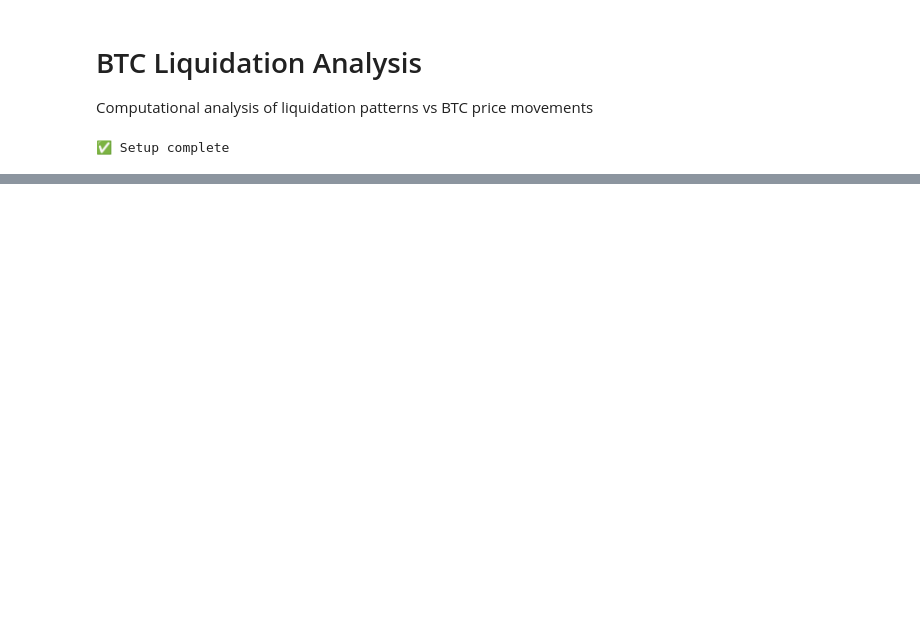
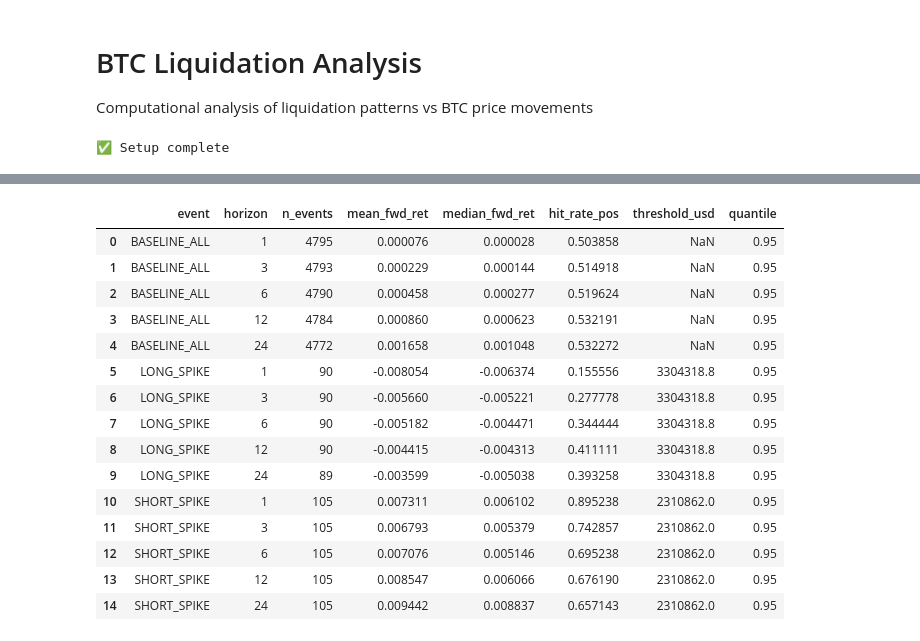
Before and after one commit to dev-personal-projects/btc-liquidation-prediction, a Jupyter notebook: notebooks/liquidation_analysis.ipynb, the cells around one changed output, grey strips where cells are left out. Cells and saved outputs as stored; diff of their text form; code cells hidden in the pictures; blank space fills up the shorter version.

```diff
--- a/notebooks/liquidation_analysis.ipynb
+++ b/notebooks/liquidation_analysis.ipynb
@@ -320,0 +388,76 @@ Total Liquidations: -0.0236 (Weak Negative)
+# %%
+# === Event-study tables: forward returns after big liquidation spikes ===
+import numpy as np
+import pandas as pd
+from pathlib import Path
+
+def forward_return(close: pd.Series, k: int) -> pd.Series:
+    return (close.shift(-k) - close) / close
+
+def spike_threshold(series: pd.Series, q: float) -> float:
+    s = series.fillna(0.0)
+    s = s[s > 0]
+    return float(s.quantile(q)) if len(s) else float("inf")
+
+def run_event_study(df: pd.DataFrame, q: float, horizons: list[int]) -> pd.DataFrame:
+    long_thr  = spike_threshold(df["long_liq_usd"],  q=q)
+    short_thr = spike_threshold(df["short_liq_usd"], q=q)
+
+    flags = {
+        "LONG_SPIKE":  (df["long_liq_usd"]  >= long_thr)  if np.isfinite(long_thr)  else pd.Series(False, index=df.index),
+        "SHORT_SPIKE": (df["short_liq_usd"] >= short_thr) if np.isfinite(short_thr) else pd.Series(False, index=df.index),
+    }
+
+    rows = []
+    for label, mask in flags.items():
+        idx = df.index[mask.fillna(False)]
+        for k in horizons:
+            fwd = forward_return(df["close"], k)
+            vals = fwd.loc[idx].dropna()
+            rows.append({
+                "event": label,
+                "horizon": k,
+                "n_events": int(len(vals)),
+                "mean_fwd_ret": float(vals.mean()) if len(vals) else np.nan,
+                "median_fwd_ret": float(vals.median()) if len(vals) else np.nan,
+                "hit_rate_pos": float((vals > 0).mean()) if len(vals) else np.nan,
+                "threshold_usd": long_thr if label=="LONG_SPIKE" else short_thr,
+                "quantile": q
+            })
+
+    # baseline for comparison
+    for k in horizons:
+        fwd = forward_return(df["close"], k).dropna()
+        rows.append({
+            "event": "BASELINE_ALL",
+            "horizon": k,
+            "n_events": int(len(fwd)),
+            "mean_fwd_ret": float(fwd.mean()),
+            "median_fwd_ret": float(fwd.median()),
+            "hit_rate_pos": float((fwd > 0).mean()),
+            "threshold_usd": np.nan,
+            "quantile": q
+        })
+
+    out = pd.DataFrame(rows).sort_values(["event", "horizon"]).reset_index(drop=True)
+    return out
+
+# choose horizons by interval
+HORIZONS = [1, 3, 6, 12, 24] if INTERVAL.upper() == "1H" else [1, 2, 3, 5, 10]
+
+ev95 = run_event_study(data, q=0.95, horizons=HORIZONS)
+ev90 = run_event_study(data, q=0.90, horizons=HORIZONS)
+
+# show tables
+print("Top 5% spike events (q=0.95):")
+display(ev95)
+
+print("Top 10% spike events (q=0.90):")
+display(ev90)
+
+# save
+outdir = Path("../data/processed"); outdir.mkdir(parents=True, exist_ok=True)
+ev95.to_csv(outdir / "event_study_q95.csv", index=False)
+ev90.to_csv(outdir / "event_study_q90.csv", index=False)
+print("Saved:", outdir / "event_study_q95.csv", "and", outdir / "event_study_q90.csv")
+# %% [output]
@@ -320,0 +465,16 @@ Total Liquidations: -0.0236 (Weak Negative)
+|  | event | horizon | n_events | mean_fwd_ret | median_fwd_ret | hit_rate_pos | threshold_usd | quantile |
+| 0 | BASELINE_ALL | 1 | 4795 | 0.000076 | 0.000028 | 0.503858 | NaN | 0.95 |
+| 1 | BASELINE_ALL | 3 | 4793 | 0.000229 | 0.000144 | 0.514918 | NaN | 0.95 |
+| 2 | BASELINE_ALL | 6 | 4790 | 0.000458 | 0.000277 | 0.519624 | NaN | 0.95 |
+| 3 | BASELINE_ALL | 12 | 4784 | 0.000860 | 0.000623 | 0.532191 | NaN | 0.95 |
+| 4 | BASELINE_ALL | 24 | 4772 | 0.001658 | 0.001048 | 0.532272 | NaN | 0.95 |
+| 5 | LONG_SPIKE | 1 | 90 | -0.008054 | -0.006374 | 0.155556 | 3304318.8 | 0.95 |
+| 6 | LONG_SPIKE | 3 | 90 | -0.005660 | -0.005221 | 0.277778 | 3304318.8 | 0.95 |
+| 7 | LONG_SPIKE | 6 | 90 | -0.005182 | -0.004471 | 0.344444 | 3304318.8 | 0.95 |
+| 8 | LONG_SPIKE | 12 | 90 | -0.004415 | -0.004313 | 0.411111 | 3304318.8 | 0.95 |
+| 9 | LONG_SPIKE | 24 | 89 | -0.003599 | -0.005038 | 0.393258 | 3304318.8 | 0.95 |
+| 10 | SHORT_SPIKE | 1 | 105 | 0.007311 | 0.006102 | 0.895238 | 2310862.0 | 0.95 |
+| 11 | SHORT_SPIKE | 3 | 105 | 0.006793 | 0.005379 | 0.742857 | 2310862.0 | 0.95 |
+| 12 | SHORT_SPIKE | 6 | 105 | 0.007076 | 0.005146 | 0.695238 | 2310862.0 | 0.95 |
+| 13 | SHORT_SPIKE | 12 | 105 | 0.008547 | 0.006066 | 0.676190 | 2310862.0 | 0.95 |
+| 14 | SHORT_SPIKE | 24 | 105 | 0.009442 | 0.008837 | 0.657143 | 2310862.0 | 0.95 |
```
Also changed, not shown: parts of 7 cells of this notebook, 6 other files.
